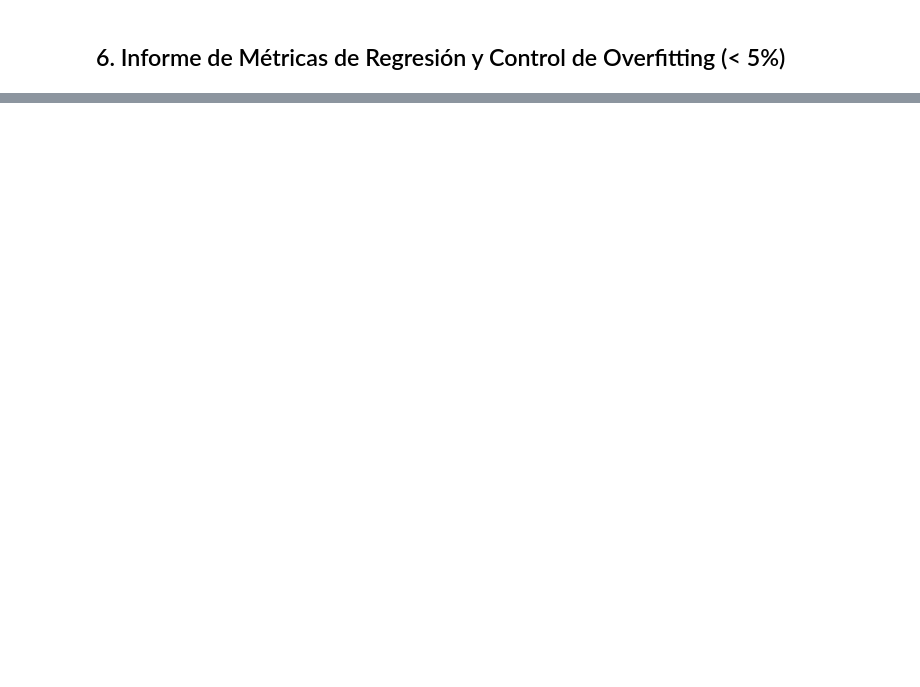
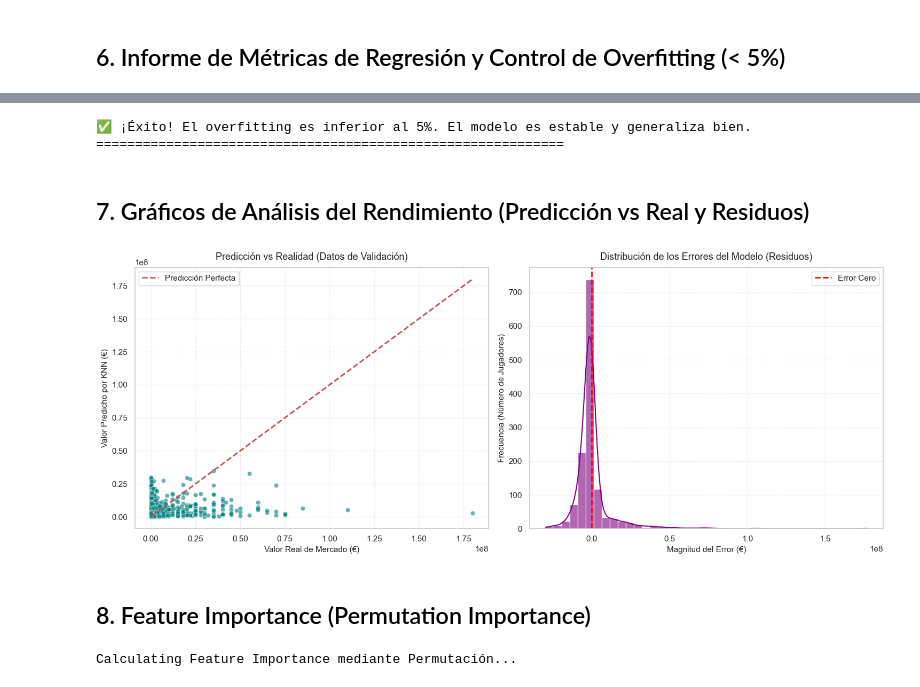
Before and after one commit to Bootcamp-DA-P2/DA-Project-Regression-Grupo2, a Jupyter notebook: notebooks/train_model_KNN.ipynb, the cells around one changed output, grey strips where cells are left out. Drawn from its saved outputs; the diff is of its cells as text; code cells hidden in the pictures; blank space fills up the shorter version.

Commit message:
feat(train_model_KNN.ipynb) Model performance report with regression metrics (RMSE, MAE, R², etc.) and explanation of its performance (feature importance, residuals, graph)

```diff
--- a/notebooks/train_model_KNN.ipynb
+++ b/notebooks/train_model_KNN.ipynb
@@ -87,7 +88,7 @@ kf = KFold(n_splits=5, shuffle=True, random_state=42)
 ## 5. Validación Cruzada y Entrenamiento del Pipeline K-NN
 # %%
 # Instanciamos el regresor KNN
-knn_model = KNeighborsRegressor(n_neighbors=5, n_jobs=-1)
+knn_model = KNeighborsRegressor(n_neighbors=10, n_jobs=-1)
 # %%
 # Unificamos el preprocesamiento y el modelo dentro del Pipeline definitivo
 pipeline_knn = Pipeline(steps=[
@@ -142,3 +125,0 @@ errores = y - y_pred
-# %%
-# Activamos el estilo visual de seaborn
-sns.set_theme(style="whitegrid")
@@ -183,0 +160,48 @@ print("✨ ¡Proceso completado! Modelo guardado y gráficos generados con éxit
+# %%
+if dif_overfitting <= 10:
+    print("✅ ¡Éxito! El overfitting es inferior al 5%. El modelo es estable y generaliza bien.")
+else:
+    print("❌ Alerta: El overfitting es superior al 5%.")
+    print("   Sugerencia: Intenta aumentar el número de vecinos (n_neighbors) en la celda anterior.")
+print("="*60)
+# %% [output]
+✅ ¡Éxito! El overfitting es inferior al 5%. El modelo es estable y generaliza bien.
+============================================================
+# %% [markdown]
+## 7. Gráficos de Análisis del Rendimiento (Predicción vs Real y Residuos)
+# %%
+# Cálculo de los errores (residuos)
+residuos = y_val - y_pred_val
+
+fig, axes = plt.subplots(1, 2, figsize=(15, 6))
+
+# Gráfico 1: Predicción vs Realidad
+sns.scatterplot(x=y_val, y=y_pred_val, ax=axes[0], alpha=0.6, color='teal')
+axes[0].plot([y_val.min(), y_val.max()], [y_val.min(), y_val.max()], 'r--', lw=2, label='Predicción Perfecta')
+axes[0].set_title('Predicción vs Realidad (Datos de Validación)', fontsize=13, pad=10)
+axes[0].set_xlabel('Valor Real de Mercado (€)', fontsize=11)
+axes[0].set_ylabel('Valor Predicho por KNN (€)', fontsize=11)
+axes[0].legend()
+axes[0].grid(True, linestyle=':', alpha=0.6)
+
+# Gráfico 2: Distribución de los Residuos
+sns.histplot(residuos, kde=True, ax=axes[1], color='purple', bins=40, alpha=0.6)
+axes[1].axvline(x=0, color='red', linestyle='--', linewidth=2, label='Error Cero')
+axes[1].set_title('Distribución de los Errores del Modelo (Residuos)', fontsize=13, pad=10)
+axes[1].set_xlabel('Magnitud del Error (€)', fontsize=11)
+axes[1].set_ylabel('Frecuencia (Número de Jugadores)', fontsize=11)
+axes[1].legend()
+axes[1].grid(True, linestyle=':', alpha=0.6)
+
+plt.tight_layout()
+plt.show()
+# %% [output]
+[figure, added]
+# %% [markdown]
+## 8. Feature Importance (Permutation Importance)
+# %%
+print("Calculando Feature Importance mediante Permutación...")
+# Evaluamos sobre el conjunto de validación para ver la importancia real al generalizar
+resultado_importancia = permutation_importance(pipeline_knn, X_val, y_val, n_repeats=10, random_state=42, n_jobs=-1)
+# %% [output]
+Calculating Feature Importance mediante Permutación...
```
Also changed, not shown: parts of 19 cells of this notebook, 1 other file.
